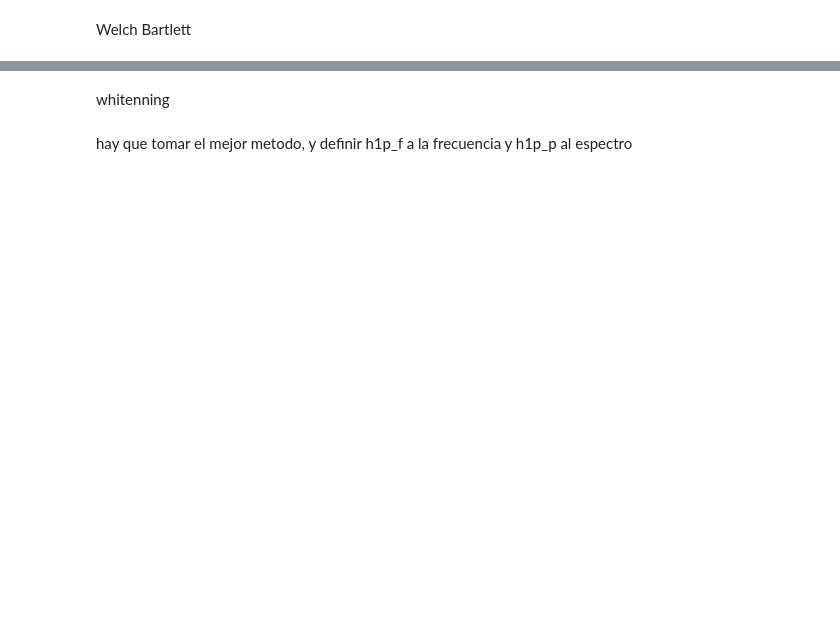
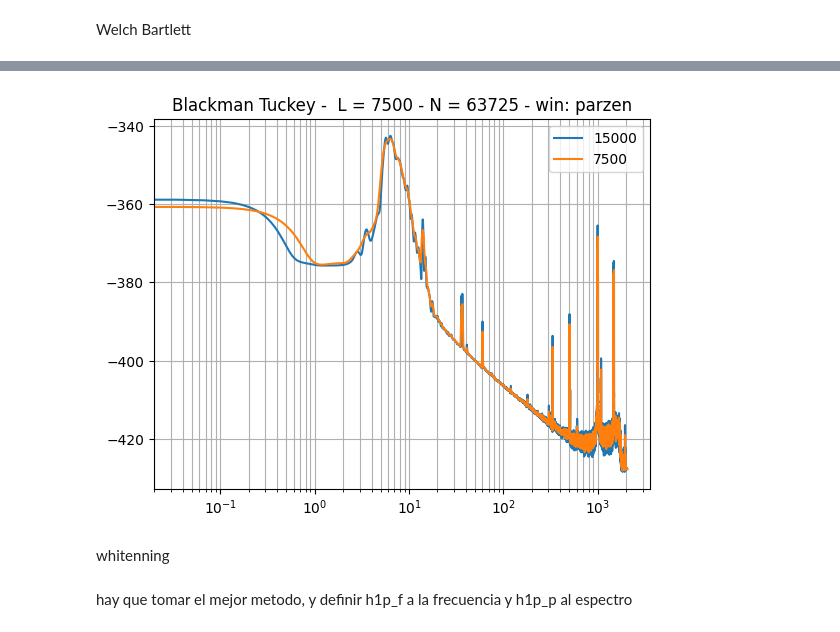
Before and after one commit to JBatRey/Procesamiento-Adaptativo-de-Se-ales-Aleatorias, a Jupyter notebook: TP1.ipynb, the cells around one changed output, grey strips where cells are left out. Cells and saved outputs as stored; diff of their text form; code cells hidden in the pictures; blank space fills up the shorter version.

```diff
--- a/TP1.ipynb
+++ b/TP1.ipynb
@@ -149,8 +193,9 @@ plt.show()
 # %% [markdown]
 Welch Bartlett
 # %%
-def autocorr(x, L):
-    '''N = len(x)
+def manualautocorr(x, L):
+    #L es el lag máximo que quiero computar
+    N = len(x)
     rx = np.zeros(N)
     for l in range(L):
         sum = 0
@@ -158,7 +203,10 @@ def autocorr(x, L):
             sum += (x[i]*x[i+l])/N
         rx[l]=sum
     rx2 = (rx[1:])[::-1]
-    return np.concatenate([rx2, rx])'''
+    return np.concatenate([rx2, rx])
+
+
+def autocorr(x):
     return scipy.signal.correlate(x,x, 'full')/len(x)
 
 
@@ -172,10 +220,10 @@ def apply_window(rx, L, win):
 
 
 def blackman_tuckey(signal, L, w):
-    rx = autocorr(signal, L)
-    N = len(h1_ruido)
+    rx = autocorr(signal)
+    N = len(signal)
     Rx_smoothing = abs(scipy.fft.fft(apply_window(rx, L, w)))
-    return Rx_smoothing[:len(h1_ruido)]
+    return Rx_smoothing[:len(signal)]
 # %%
 def welch_bartlett(signal, w, segment_size, overlap = 0):
 
@@ -229,18 +276,27 @@ plt.show()
 # %%
-L = 15000
 w = 'parzen'
 
-smoothRx = blackman_tuckey(h1_ruido, L, w)
+N = 60000
+L = int(N/4)
+
+smoothRx = blackman_tuckey(h1_ruido[:N], L, w)
 x_ax = np.linspace(0,0.5, len(smoothRx)) * h1_fs
 plt.plot(x_ax, 10*np.log10(smoothRx), label = str(L))
 
-L =10000
+
+N = 60000
+L = int(N/8)
+
 w = 'parzen'
-smoothRx = blackman_tuckey(h1_ruido, L, w)
+smoothRx = blackman_tuckey(h1_ruido[:N], L, w)
+x_ax = np.linspace(0,0.5, len(smoothRx)) * h1_fs
+
 plt.plot(x_ax, 10*np.log10(smoothRx), label = str(L))
 plt.title('Blackman Tuckey -  L = ' + str(L) + ' - N = ' + str(len(h1_ruido)) + ' - win: ' + w)
-plt.grid()
+plt.grid(True, which='both')
 plt.xscale("log")
 plt.legend()
 
 plt.show()
+# %% [output]
+[figure, added]
```
Also changed, not shown: parts of 31 cells of this notebook, 6 other files.
